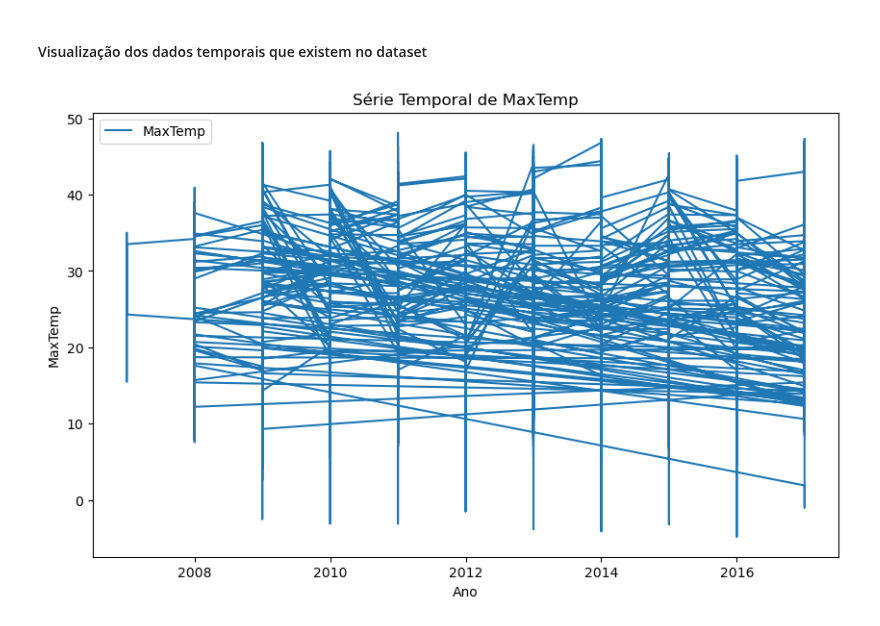
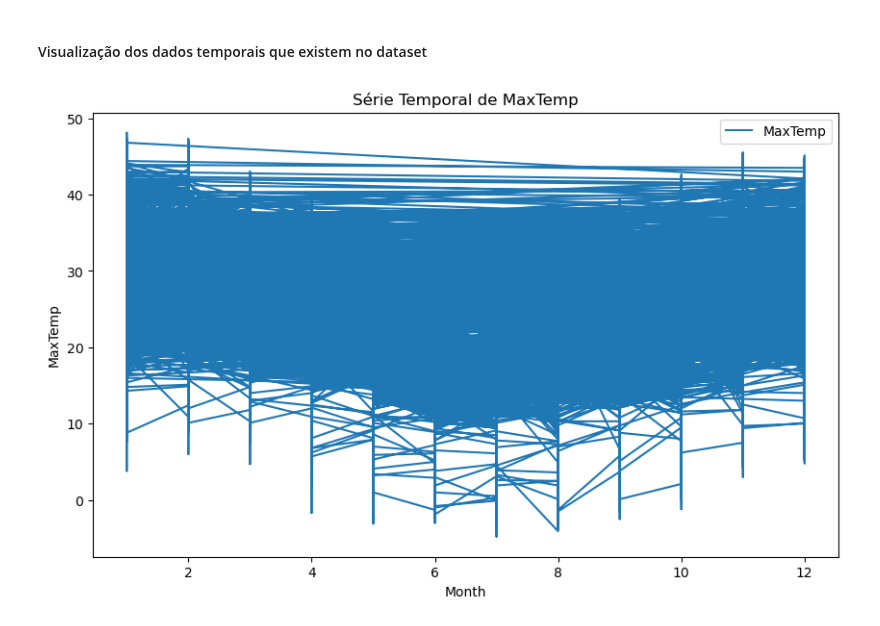
Before and after one commit to goncalobraga27/DAA, a Jupyter notebook: src/parte1/data_models/regression/temporal_series_regressor.ipynb, the cells around one changed output. Saved outputs shown, nothing was run; the diff lists cells and outputs as text; code cells hidden in the pictures.

```diff
--- a/src/parte1/data_models/regression/temporal_series_regressor.ipynb
+++ b/src/parte1/data_models/regression/temporal_series_regressor.ipynb
@@ -23,14 +23,14 @@ df = pd.read_csv('../../../../datasets/parte1/dataset_cleaned.csv')
 #### Visualização dos dados temporais que existem no dataset
 # %%
 plt.figure(figsize=(10, 6))
-plt.plot(df['Year'], df['MaxTemp'], label='MaxTemp')
-plt.xlabel('Ano')
+plt.plot(df['Month'], df['MaxTemp'], label='MaxTemp')
+plt.xlabel('Month')
 plt.ylabel('MaxTemp')
 plt.title('Série Temporal de MaxTemp')
 plt.legend()
 plt.show()
 # %% [output]
-[figure, old version]
+[figure, new version]
 # %%
 train_size = int(len(df) * 0.8)
 train, test = df.iloc[:train_size], df.iloc[train_size:]
```
Also changed, not shown: parts of 2 cells of this notebook, 6 other files.
